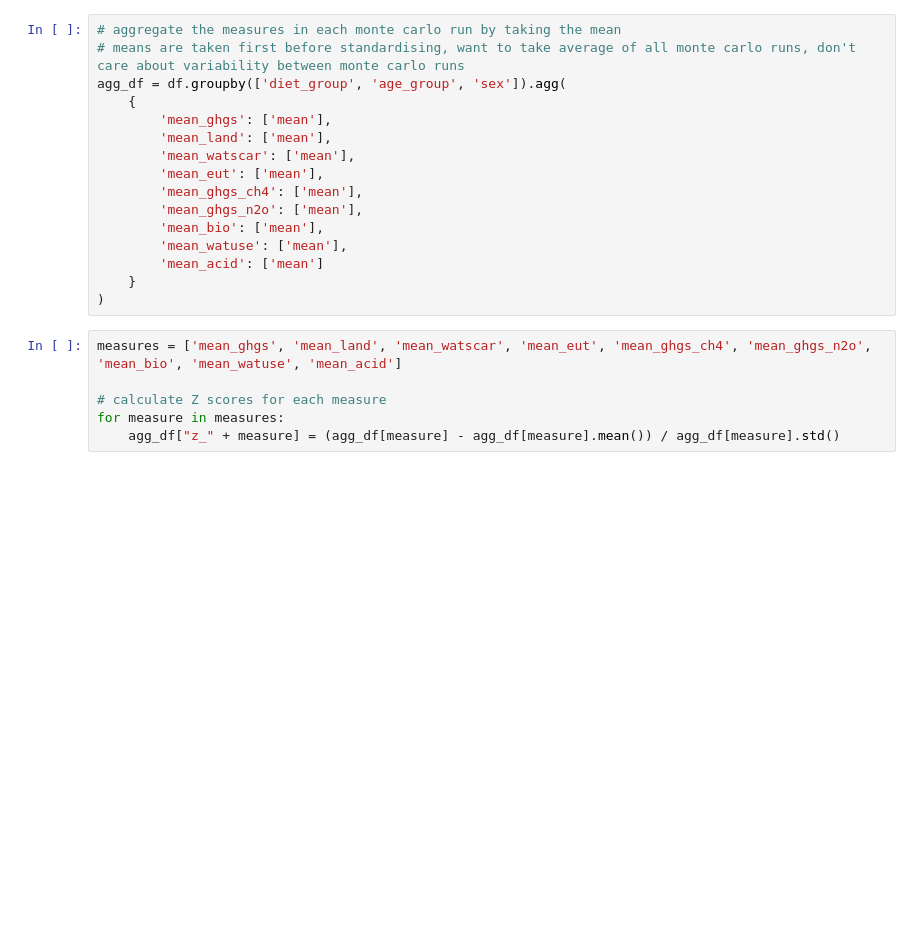
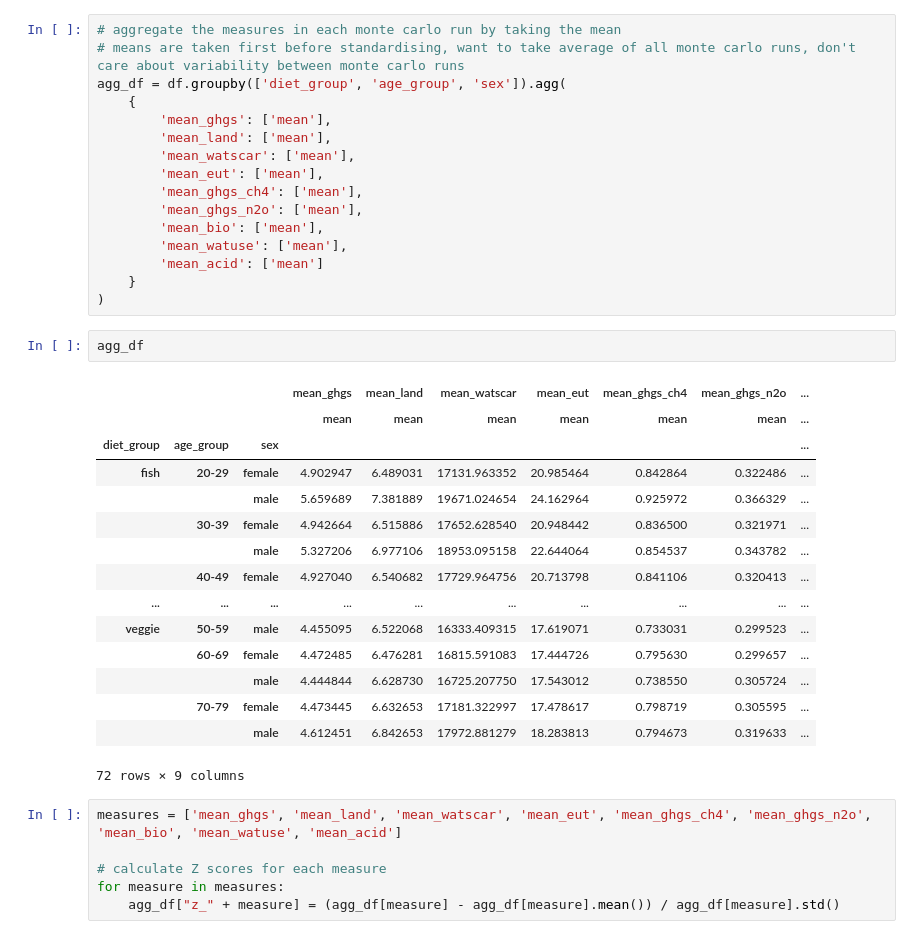
Before and after one commit to kr4m123/COMP4037-Coursework-2, a Jupyter notebook: treemap_full.ipynb, the cells around one changed output. Saved outputs shown, nothing was run; the diff lists cells and outputs as text; blank space fills up the shorter version.

```diff
--- a/treemap_full.ipynb
+++ b/treemap_full.ipynb
@@ -31,6 +31,24 @@ agg_df = df.groupby(['diet_group', 'age_group', 'sex']).agg(
         'mean_acid': ['mean']
     }
 )
+# %%
+agg_df
+# %% [output]
+|  |  |  | mean_ghgs | mean_land | mean_watscar | mean_eut | mean_ghgs_ch4 | mean_ghgs_n2o | ... |
+|  |  |  | mean | mean | mean | mean | mean | mean | ... |
+| diet_group | age_group | sex |  |  |  |  |  |  | ... |
+| fish | 20-29 | female | 4.902947 | 6.489031 | 17131.963352 | 20.985464 | 0.842864 | 0.322486 | ... |
+|  |  | male | 5.659689 | 7.381889 | 19671.024654 | 24.162964 | 0.925972 | 0.366329 | ... |
+|  | 30-39 | female | 4.942664 | 6.515886 | 17652.628540 | 20.948442 | 0.836500 | 0.321971 | ... |
+|  |  | male | 5.327206 | 6.977106 | 18953.095158 | 22.644064 | 0.854537 | 0.343782 | ... |
+|  | 40-49 | female | 4.927040 | 6.540682 | 17729.964756 | 20.713798 | 0.841106 | 0.320413 | ... |
+| ... | ... | ... | ... | ... | ... | ... | ... | ... | ... |
+| veggie | 50-59 | male | 4.455095 | 6.522068 | 16333.409315 | 17.619071 | 0.733031 | 0.299523 | ... |
+|  | 60-69 | female | 4.472485 | 6.476281 | 16815.591083 | 17.444726 | 0.795630 | 0.299657 | ... |
+|  |  | male | 4.444844 | 6.628730 | 16725.207750 | 17.543012 | 0.738550 | 0.305724 | ... |
+|  | 70-79 | female | 4.473445 | 6.632653 | 17181.322997 | 17.478617 | 0.798719 | 0.305595 | ... |
+|  |  | male | 4.612451 | 6.842653 | 17972.881279 | 18.283813 | 0.794673 | 0.319633 | ... |
+72 rows × 9 columns
 # %%
 measures = ['mean_ghgs', 'mean_land', 'mean_watscar', 'mean_eut', 'mean_ghgs_ch4', 'mean_ghgs_n2o', 'mean_bio', 'mean_watuse', 'mean_acid']
 
```
Also changed, not shown: parts of 2 cells of this notebook, 2 other files.
